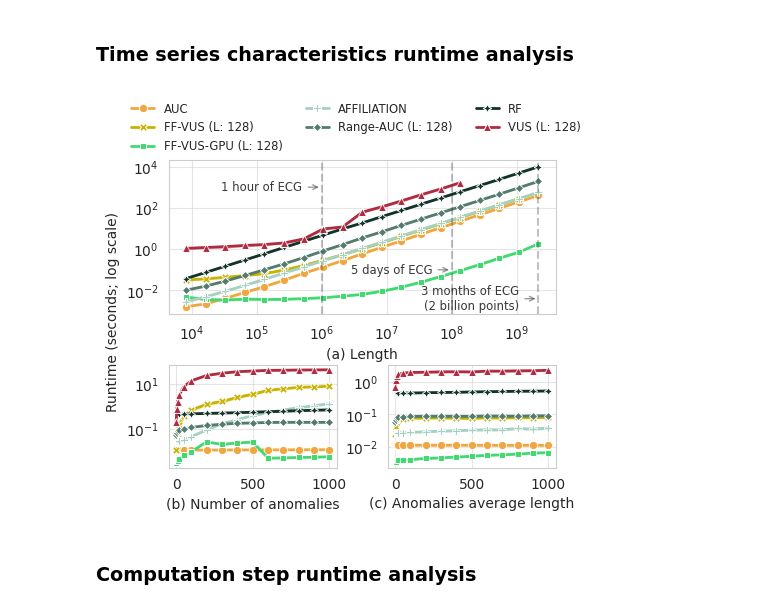
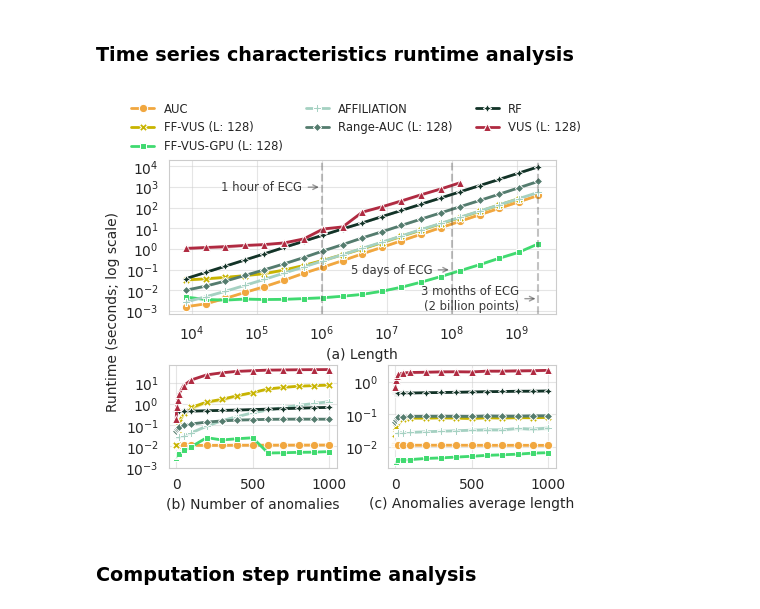
Before and after one commit to sylligardos/ff-vus, a Jupyter notebook: src/notebooks/experimental_results.ipynb, the cells around one changed output. Saved outputs shown, nothing was run; the diff lists cells and outputs as text; code cells hidden in the pictures.

```diff
--- a/src/notebooks/experimental_results.ipynb
+++ b/src/notebooks/experimental_results.ipynb
@@ -75,11 +75 @@ df.sample(3)
 3 rows × 23 columns
-# %%
-metric_to_compare = 'VUS (L: 128)'
-
-df_vus = df[df['Metric'] == metric_to_compare].set_index('Time series')
-for metric in df['Metric'].unique():
-    curr_df = df[df['Metric'] == metric].set_index('Time series')
-
-    common_index = df_vus.index.intersection(curr_df.index)
-    curr_speed_up = df_vus.loc[common_index, 'Metric time'] / curr_df.loc[common_index, 'Metric time']
-    print(f"{metric}: {curr_speed_up.mean():.2f}x speed up")
@@ -127,3 +111,9 @@ dif_df.head(3)
 | Daphnet/S01R02E0.test.csv@1.out | 0.0 | 1.677621e-08 |
 | Daphnet/S01R02E0.test.csv@4.out | 0.0 | 7.568250e-07 |
 | Daphnet/S01R02E0.test.csv@6.out | 0.0 | 5.137035e-08 |
+# %%
+# Average time per time series
+for metric in df['Metric'].unique():
+    mean_per_ts = df[df['Metric'] == metric]['Metric time'].mean()
+
+    print(f"{metric}: {mean_per_ts:.6f} seconds per ts")
@@ -149,7 +150,7 @@ axis = sns.boxplot(
     data=df,
     showfliers=False,
     log_scale=True,
-    showmeans=False,
+    showmeans=True,
     meanprops=meanprops,
     medianprops=medianprops,
     palette=color_palette,
@@ -368,8 +369,12 @@ for i, attribute in enumerate(attributes):
         axis.set_xscale('log', base=10)
     if i != 0:
         axis.get_legend().remove()
+        if i == 1:
+            axis.set_yticks([0.001, 0.01, 0.1, 1, 10])
     else:
         legend_axis = axis
+
+        axis.set_yticks([0.001, 0.01, 0.1, 1, 10, 100, 1000, 10000])
 
         # 1 million points (~1 hour of ECG)
         x_val = 1e6
@@ -394,34 +399,34 @@ for i, attribute in enumerate(attributes):
         x_val = 2**31
         y_val = 0.004
         axis.annotate("3 months of ECG\n(2 billion points)",
                     xy=(x_val, y_val), xytext=(x_val / 2, y_val),
                     ha='right', va='center', fontsize='small', color=curr_color,
                     arrowprops=dict(arrowstyle="->", color=curr_color, alpha=0.5))
         axis.axvline(x=x_val, ymin=0, ymax=20000, color=curr_color, linestyle='--', alpha=0.3)
 
 fig.text(
     0, 0.5,
     "Runtime (seconds; log scale)",
     va='center',
     rotation='vertical',
 )
 
 if legend_axis:
     handles, labels = legend_axis.get_legend_handles_labels()
     legend_axis.get_legend().remove()
     fig.legend(
         handles,
         labels,
         loc='upper center',
         bbox_to_anchor=(0.5, 1.05),
         ncol=(len(labels)//2),
         # nrow=2,
         frameon=False,
         fontsize='small'
     )
 finalize_plot(save_fig_path, 'exec_time_per_ts_char_syn')
 # %% [output]
-[figure, old version]
+[figure, new version]
 # %% [markdown]
 ### Computation step runtime analysis
 # %%
```
Also changed, not shown: parts of 18 cells of this notebook.
